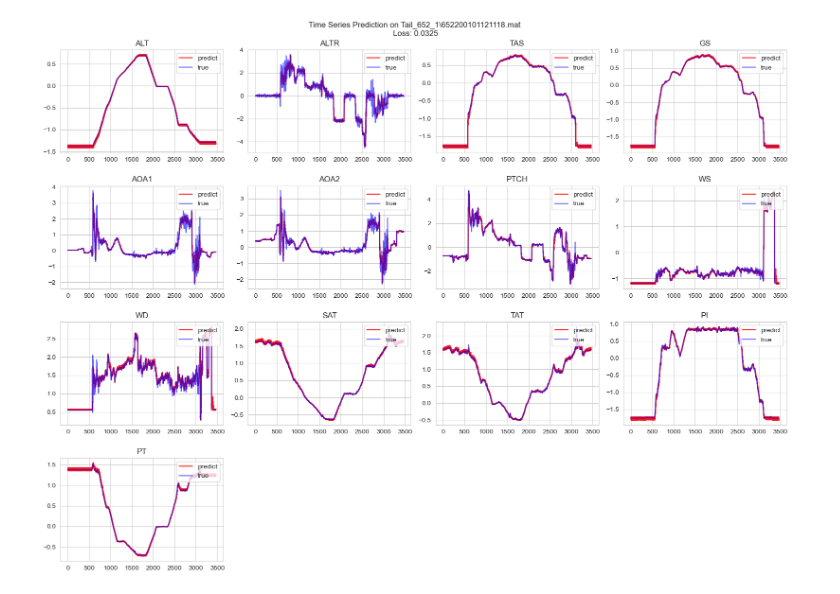
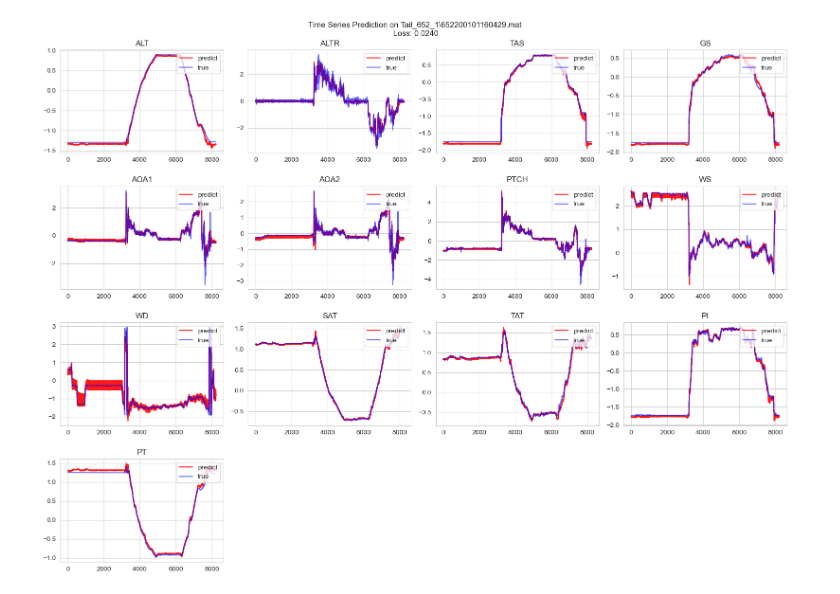
Before and after one commit to Celestopia/deep-learning-models, a Jupyter notebook: flight_data_prediction/example.ipynb, the cells around one changed output. Saved outputs shown, nothing was run; the diff lists cells and outputs as text; code cells hidden in the pictures.

Commit message:
Update README.md, add FitHistory class, add Reformer and Informer model, enable decoder model, enable GPU training, fix bugs

```diff
--- a/flight_data_prediction/example.ipynb
+++ b/flight_data_prediction/example.ipynb
@@ -25,26 +25,30 @@ sys.path.append(os.path.join(current_dir, '..'))
 from models.RNN import RNN, LSTM, GRU
 from models.CNN import CNN, TCN
 from models.MLP import MLP
-from models.transformer import Transformer, iTransformer, PatchTST
+from models.transformer import Transformer, iTransformer, PatchTST, Reformer, Informer
 from models.Linear import LLinear, DLinear, NLinear
 from models.stat import Identical, ExponentialMovingAverage, SVR
+from flight_data_prediction.utils import FitHistory
 
 # 超参数
 num_epochs = 10  # 训练的轮数
 learning_rate = 0.001 # 学习率
-num_samples = 1000  # 样本总数（暂时没用）
-input_len = 50  # 输入长度
-output_len = 10  # 输出长度
+input_len = 64  # 输入长度
+output_len = 24  # 输出长度
+label_len = 8 # 标签长度
 input_channels = 13  # 输入通道数
 output_channels = 13  # 输出通道数
-batch_size = 32  # 批大小
+batch_size = 64  # 批大小
+#device = 'cpu'  # 设备
+device = 'cuda' if torch.cuda.is_available() else 'cpu'
 
 # 实例化模型、损失函数、评估函数和优化器
-MODEL = DLinear( # MODEL可在此替换为其它模型，如LSTM、Transformer等
+MODEL = CNN( # MODEL可在此替换为其它模型，如LSTM、Transformer等 # 如果是需要解码器输入的模型，还需传入label_len参数
     input_len=input_len, output_len=output_len, input_channels=input_channels, output_channels=output_channels
-    )
+    ).to(device)
 loss_func = nn.MSELoss()
 metric_func=nn.L1Loss()
 optimizer = optim.Adam(MODEL.parameters(), lr=learning_rate)
+history=FitHistory()
 print('Model parameters: ', sum(p.numel() for p in MODEL.parameters()))
 # %% [output]
@@ -99,4 +109,4 @@ Loss on test set:  0.028746968620820667
 # %%
-plot_predictions(MODEL, X_grouped, Y_grouped, var_names, mat_paths, iii=8)
+plot_predictions(MODEL, X_grouped, Y_grouped, var_names, mat_paths, iii=38,device=device)
 # %% [output]
-[figure, old version]
+[figure, new version]
```
Also changed, not shown: parts of 3 cells of this notebook, 19 other files.
